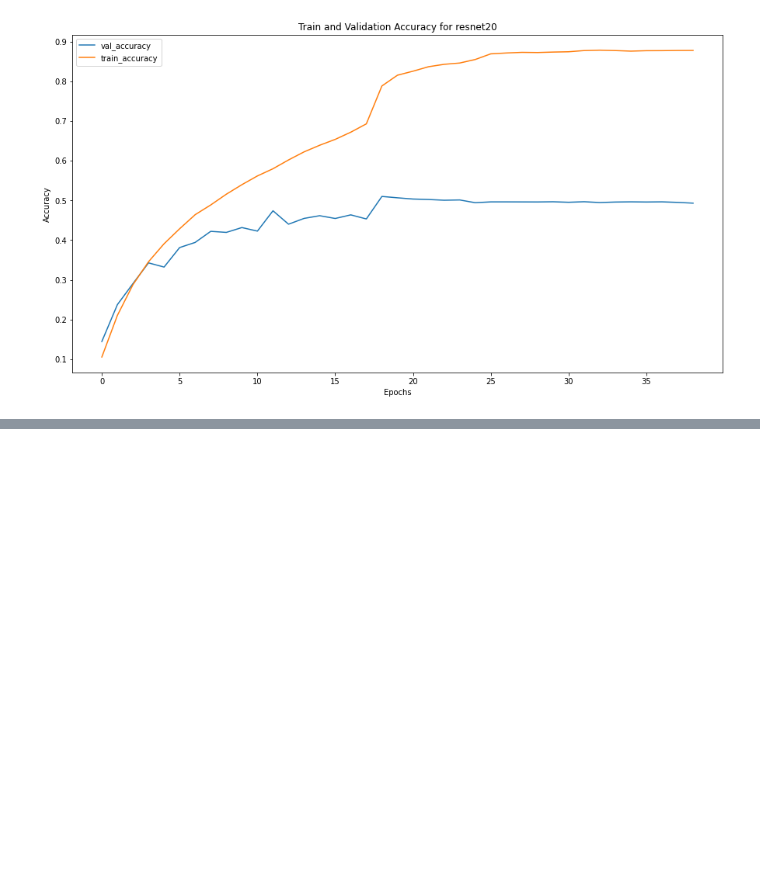
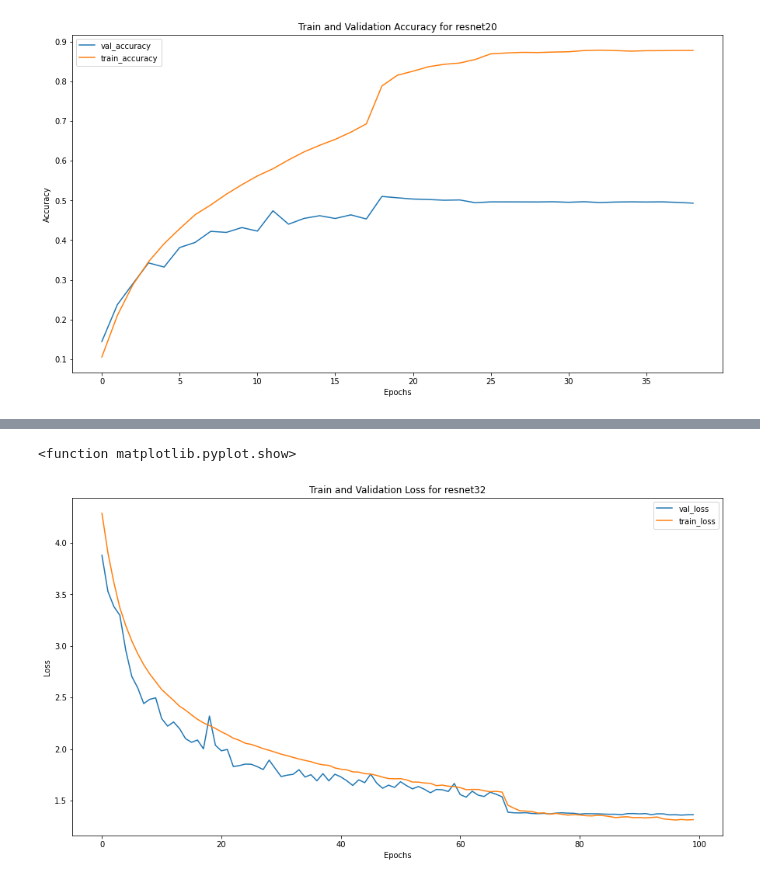
Before and after one commit to malloyca/CSC581B, a Jupyter notebook: Final Project/resnet.ipynb, the cells around one changed output, grey strips where cells are left out. Drawn from its saved outputs; the diff is of its cells as text; code cells hidden in the pictures; blank space fills up the shorter version.

```diff
--- a/Final Project/resnet.ipynb
+++ b/Final Project/resnet.ipynb
@@ -535,0 +622,4 @@ plt.show
+# %%
+# with data augmentation
+train_loss_32_aug, train_accuracy_32_aug, val_loss_32_aug, val_accuracy_32_aug = training_loop(n_epochs, model_32_aug, train_augmentation_dataloader, valid_dataloader, batch_size,
+              loss_fn, optimizer_32_aug, scheduler_32_aug, early_stopping=True, patience=20)
@@ -535,0 +644,12 @@ plt.show
+# %%
+plt.figure(figsize=(15,8))
+plt.title(f"Train and Validation Loss for {model_32_aug.name}")
+plt.plot(val_loss_32_aug, label="val_loss")
+plt.plot(train_loss_32_aug, label="train_loss")
+plt.xlabel("Epochs")
+plt.ylabel("Loss")
+plt.legend()
+plt.show
+# %% [output]
+<function matplotlib.pyplot.show>
+[figure, added]
```
Also changed, not shown: parts of 29 cells of this notebook.
